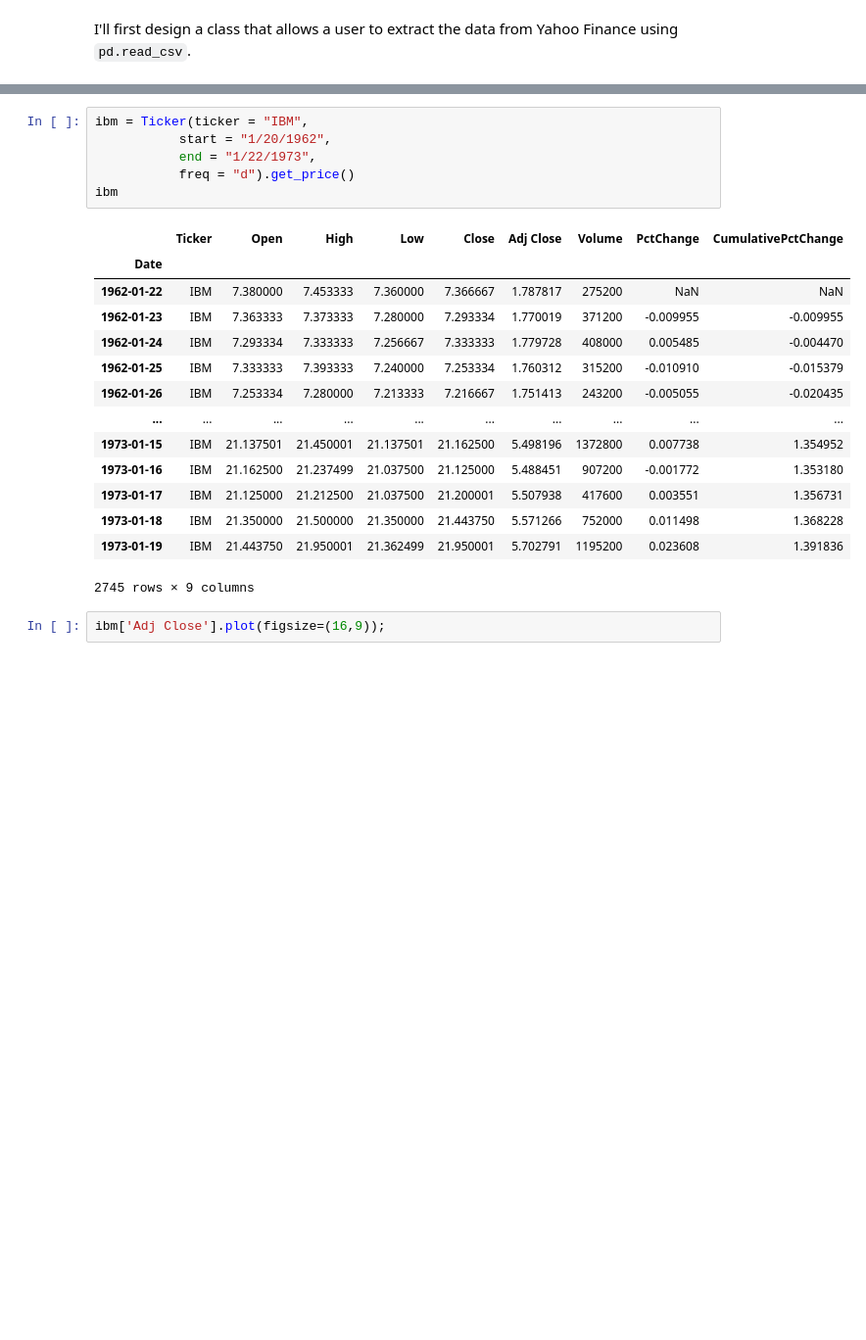
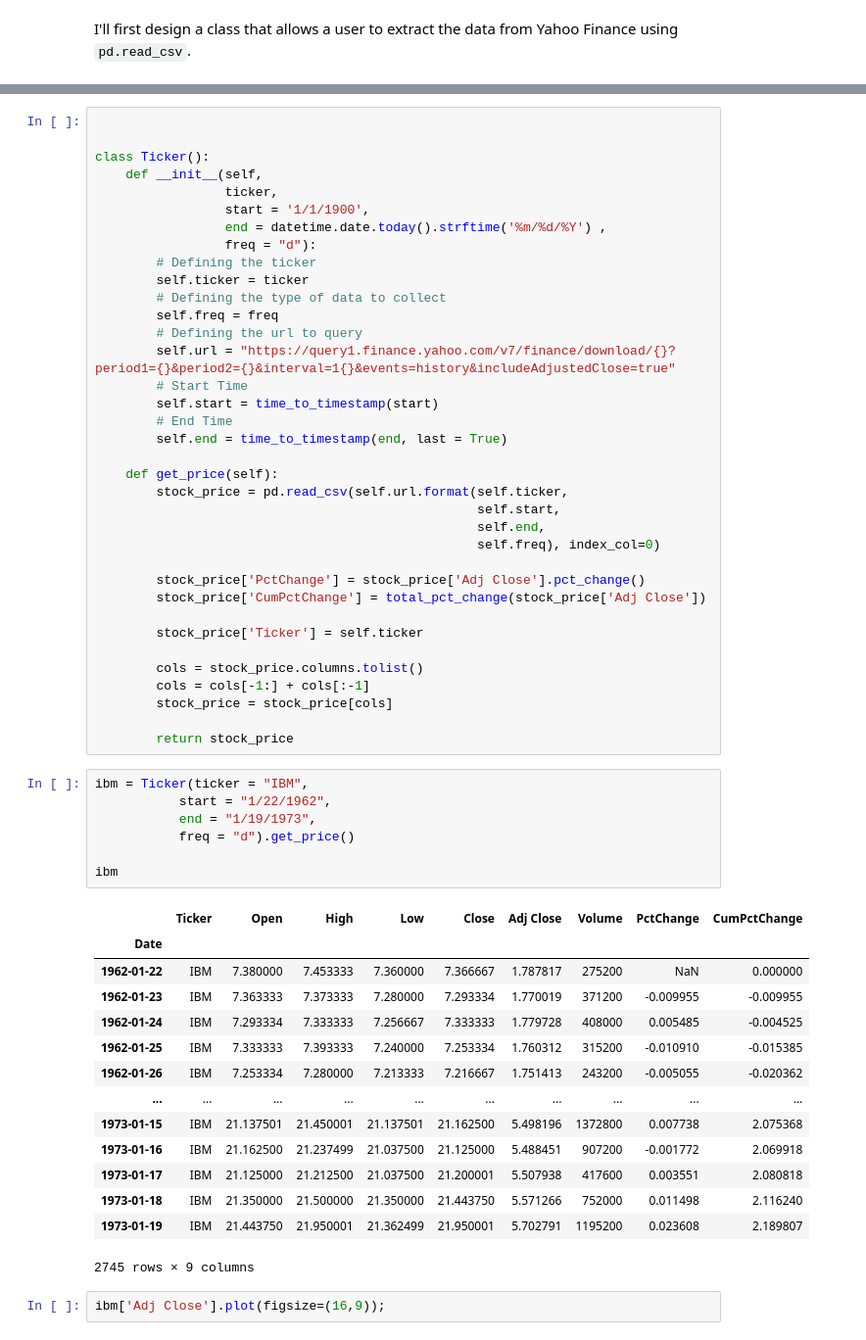
Before and after one commit to MichaelHotaling/DSC-Classes, a Jupyter notebook: DSC540/Finals/Milestone 2.ipynb, the cells around one changed output, grey strips where cells are left out. Shown at 98% size. Cells and saved outputs as stored; diff of their text form; blank space fills up the shorter version.

```diff
--- a/DSC540/Finals/Milestone 2.ipynb
+++ b/DSC540/Finals/Milestone 2.ipynb
@@ -65,23 +92,60 @@ class Ticker():
+# %%
+
+
+class Ticker():
+    def __init__(self,
+                 ticker,
+                 start = '1/1/1900',
+                 end = datetime.date.today().strftime('%m/%d/%Y') ,
+                 freq = "d"):
+        # Defining the ticker
+        self.ticker = ticker
+        # Defining the type of data to collect
+        self.freq = freq
+        # Defining the url to query
+        self.url = "https://query1.finance.yahoo.com/v7/finance/download/{}?period1={}&period2={}&interval=1{}&events=history&includeAdjustedClose=true"
+        # Start Time
+        self.start = time_to_timestamp(start)
+        # End Time
+        self.end = time_to_timestamp(end, last = True)
+
+    def get_price(self):
+        stock_price = pd.read_csv(self.url.format(self.ticker,
+                                                  self.start,
+                                                  self.end,
+                                                  self.freq), index_col=0)
+
+        stock_price['PctChange'] = stock_price['Adj Close'].pct_change()
+        stock_price['CumPctChange'] = total_pct_change(stock_price['Adj Close'])
+
+        stock_price['Ticker'] = self.ticker
+
+        cols = stock_price.columns.tolist()
+        cols = cols[-1:] + cols[:-1]
+        stock_price = stock_price[cols]
+
+        return stock_price
 # %%
 ibm = Ticker(ticker = "IBM",
-           start = "1/20/1962",
-           end = "1/22/1973",
+           start = "1/22/1962",
+           end = "1/19/1973",
            freq = "d").get_price()
+
 ibm
 # %% [output]
-|  | Ticker | Open | High | Low | Close | Adj Close | Volume | PctChange | CumulativePctChange |
+|  | Ticker | Open | High | Low | Close | Adj Close | Volume | PctChange | CumPctChange |
 | Date |  |  |  |  |  |  |  |  |  |
-| 1962-01-22 | IBM | 7.380000 | 7.453333 | 7.360000 | 7.366667 | 1.787817 | 275200 | NaN | NaN |
+| 1962-01-22 | IBM | 7.380000 | 7.453333 | 7.360000 | 7.366667 | 1.787817 | 275200 | NaN | 0.000000 |
 | 1962-01-23 | IBM | 7.363333 | 7.373333 | 7.280000 | 7.293334 | 1.770019 | 371200 | -0.009955 | -0.009955 |
-| 1962-01-24 | IBM | 7.293334 | 7.333333 | 7.256667 | 7.333333 | 1.779728 | 408000 | 0.005485 | -0.004470 |
-| 1962-01-25 | IBM | 7.333333 | 7.393333 | 7.240000 | 7.253334 | 1.760312 | 315200 | -0.010910 | -0.015379 |
-| 1962-01-26 | IBM | 7.253334 | 7.280000 | 7.213333 | 7.216667 | 1.751413 | 243200 | -0.005055 | -0.020435 |
+| 1962-01-24 | IBM | 7.293334 | 7.333333 | 7.256667 | 7.333333 | 1.779728 | 408000 | 0.005485 | -0.004525 |
+| 1962-01-25 | IBM | 7.333333 | 7.393333 | 7.240000 | 7.253334 | 1.760312 | 315200 | -0.010910 | -0.015385 |
+| 1962-01-26 | IBM | 7.253334 | 7.280000 | 7.213333 | 7.216667 | 1.751413 | 243200 | -0.005055 | -0.020362 |
 | ... | ... | ... | ... | ... | ... | ... | ... | ... | ... |
-| 1973-01-15 | IBM | 21.137501 | 21.450001 | 21.137501 | 21.162500 | 5.498196 | 1372800 | 0.007738 | 1.354952 |
-| 1973-01-16 | IBM | 21.162500 | 21.237499 | 21.037500 | 21.125000 | 5.488451 | 907200 | -0.001772 | 1.353180 |
-| 1973-01-17 | IBM | 21.125000 | 21.212500 | 21.037500 | 21.200001 | 5.507938 | 417600 | 0.003551 | 1.356731 |
-| 1973-01-18 | IBM | 21.350000 | 21.500000 | 21.350000 | 21.443750 | 5.571266 | 752000 | 0.011498 | 1.368228 |
-| 1973-01-19 | IBM | 21.443750 | 21.950001 | 21.362499 | 21.950001 | 5.702791 | 1195200 | 0.023608 | 1.391836 |
+| 1973-01-15 | IBM | 21.137501 | 21.450001 | 21.137501 | 21.162500 | 5.498196 | 1372800 | 0.007738 | 2.075368 |
+| 1973-01-16 | IBM | 21.162500 | 21.237499 | 21.037500 | 21.125000 | 5.488451 | 907200 | -0.001772 | 2.069918 |
+| 1973-01-17 | IBM | 21.125000 | 21.212500 | 21.037500 | 21.200001 | 5.507938 | 417600 | 0.003551 | 2.080818 |
+| 1973-01-18 | IBM | 21.350000 | 21.500000 | 21.350000 | 21.443750 | 5.571266 | 752000 | 0.011498 | 2.116240 |
+| 1973-01-19 | IBM | 21.443750 | 21.950001 | 21.362499 | 21.950001 | 5.702791 | 1195200 | 0.023608 | 2.189807 |
 2745 rows × 9 columns
 # %%
 ibm['Adj Close'].plot(figsize=(16,9));
```
Also changed, not shown: parts of 27 cells of this notebook.
